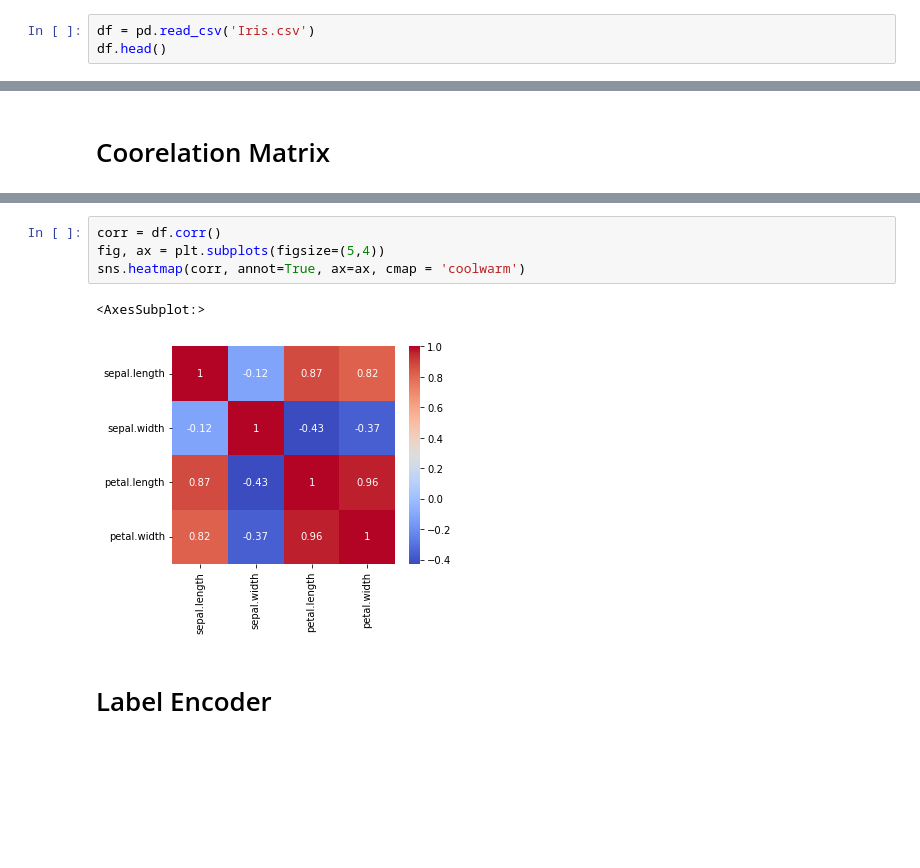
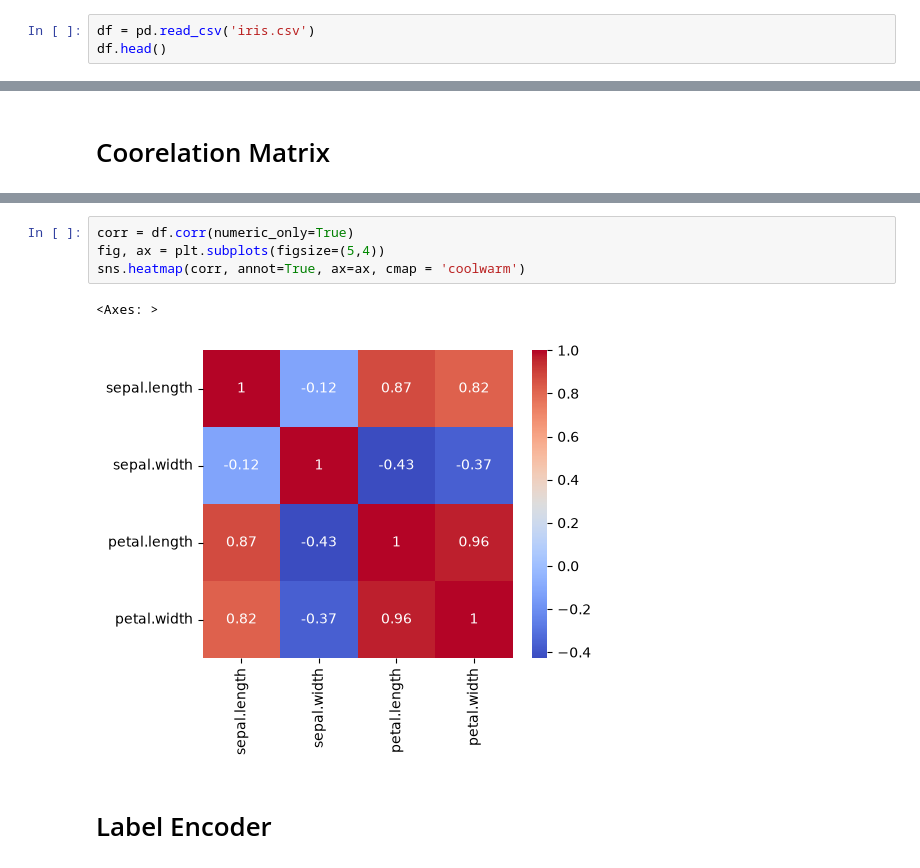
Before and after one commit to benjanning/pands-project, a Jupyter notebook: Project.ipynb, the cells around one changed output, grey strips where cells are left out. Cells and saved outputs as stored; diff of their text form; blank space fills up the shorter version.

```diff
--- a/Project.ipynb
+++ b/Project.ipynb
@@ -9,7 +11,7 @@ import seaborn as sns
 # %% [markdown]
 # load the data set
 # %%
-df = pd.read_csv('Iris.csv')
+df = pd.read_csv('iris.csv')
 df.head()
 # %% [output]
 |  | sepal.length | sepal.width | petal.length | petal.width | variety |
@@ -108,12 +111,12 @@ df.corr()
 | petal.length | 0.871754 | -0.428440 | 1.000000 | 0.962865 |
 | petal.width | 0.817941 | -0.366126 | 0.962865 | 1.000000 |
 # %%
-corr = df.corr()
+corr = df.corr(numeric_only=True)
 fig, ax = plt.subplots(figsize=(5,4))
 sns.heatmap(corr, annot=True, ax=ax, cmap = 'coolwarm')
 # %% [output]
-<AxesSubplot:>
+<Axes: >
-[figure, old version]
+[figure, new version]
 # %% [markdown]
 # Label Encoder
 # %%
```
Also changed, not shown: parts of 14 cells of this notebook, 3 other files.
